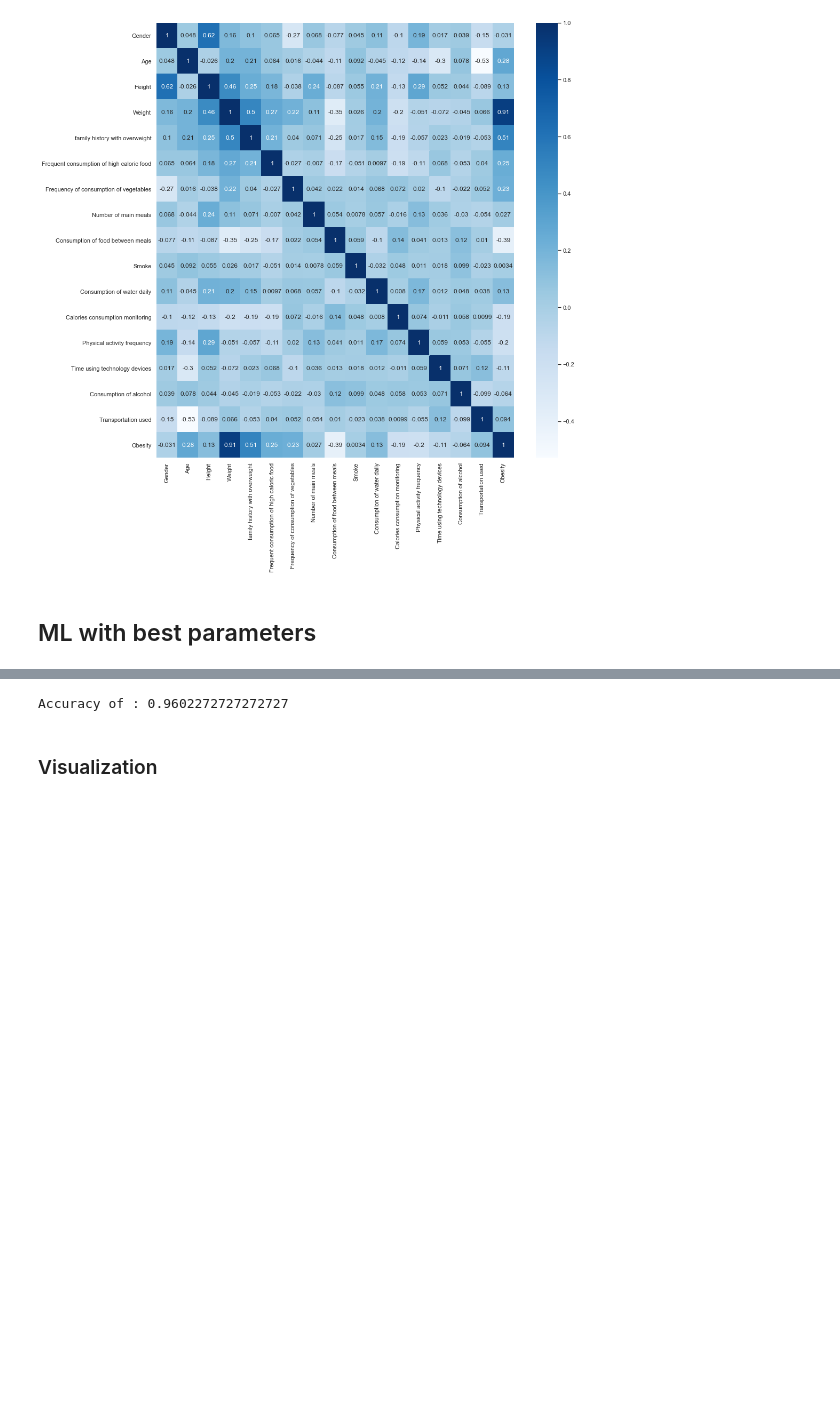
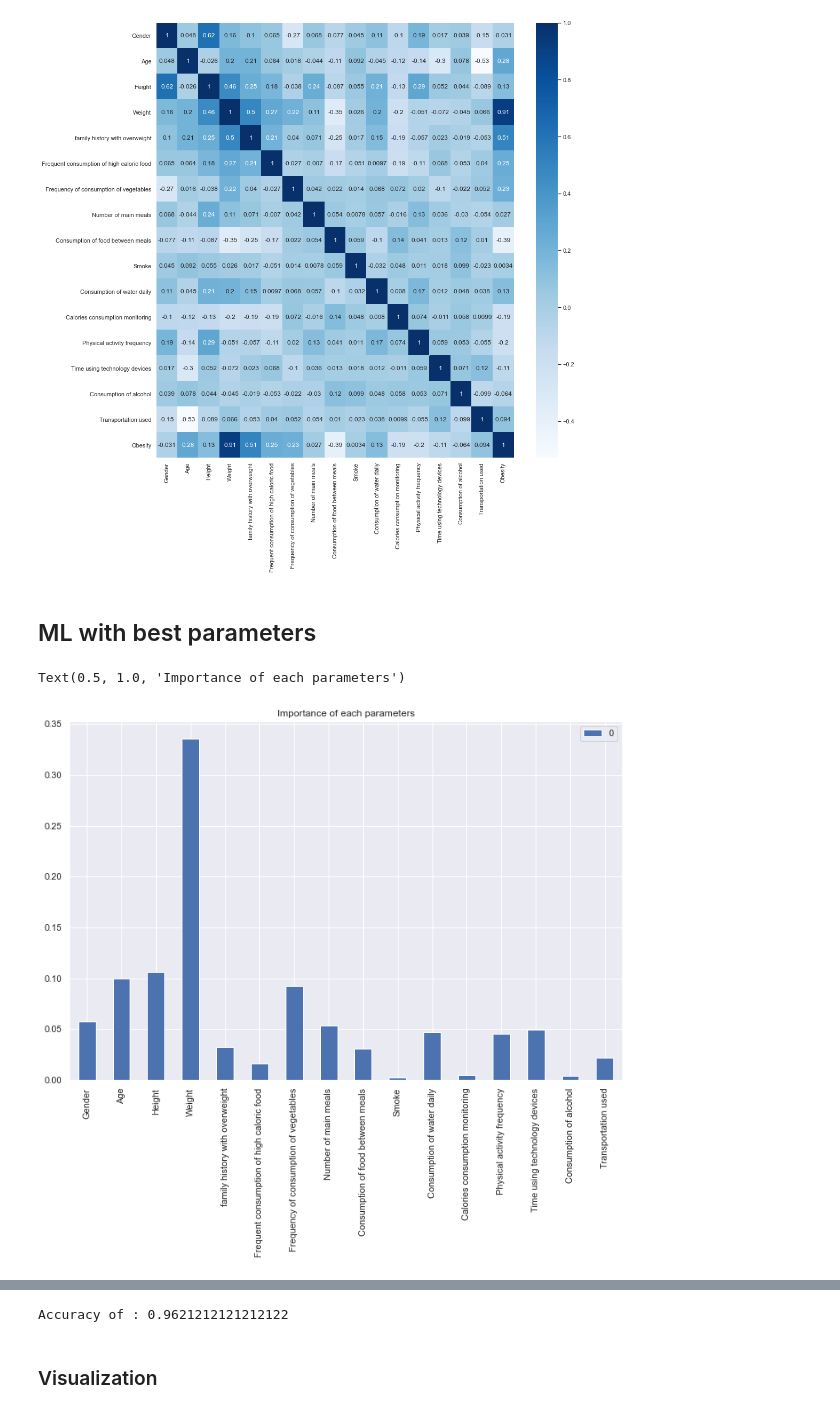
Before and after one commit to Tintintin1234/Projet-Python-Data-Analyse, a Jupyter notebook: Projet Python.ipynb, the cells around one changed output, grey strips where cells are left out. Saved outputs shown, nothing was run; the diff lists cells and outputs as text; code cells hidden in the pictures; blank space fills up the shorter version.

```diff
--- a/Projet Python.ipynb
+++ b/Projet Python.ipynb
@@ -692,6 +692,12 @@ sns.heatmap(correlation, annot=True, cmap=plt.cm.Blues)
 [figure]
 # %% [markdown]
 ## ML with best parameters
+# %%
+pd.DataFrame(model_random_F.feature_importances_, index=x_train.columns).plot.bar(figsize=(12, 8))
+plt.title("Importance of each parameters")
+# %% [output]
+Text(0.5, 1.0, 'Importance of each parameters')
+[figure, added]
 # %%
 x_train2, x_test2, y_train2, y_test2 = train_test_split(dtest[['Weight','Height','Age', 'family history with overweight' ]], dtest['Obesity'], test_size=0.25, random_state=42)
 x_train
@@ -712,14 +718,14 @@ x_train
 # %%
 randomforest = RandomForestClassifier()
 
-model_random_F = randomforest.fit(x_train2, y_train2)
+model_random_F_2 = randomforest.fit(x_train2, y_train2)
 
-ypred_model_random_F=model_random_F.predict(x_test2)
+ypred_model_random_F_2=model_random_F_2.predict(x_test2)
 
-acc_model_random_F_2=accuracy_score(ypred_model_random_F, y_test2)
+acc_model_random_F_2=accuracy_score(ypred_model_random_F_2, y_test2)
 print("Accuracy of :",acc_model_random_F_2)
 # %% [output]
-Accuracy of : 0.9602272727272727
+Accuracy of : 0.9621212121212122
 # %% [markdown]
 ### Visualization
 # %%
```
Also changed, not shown: parts of 3 cells of this notebook.
